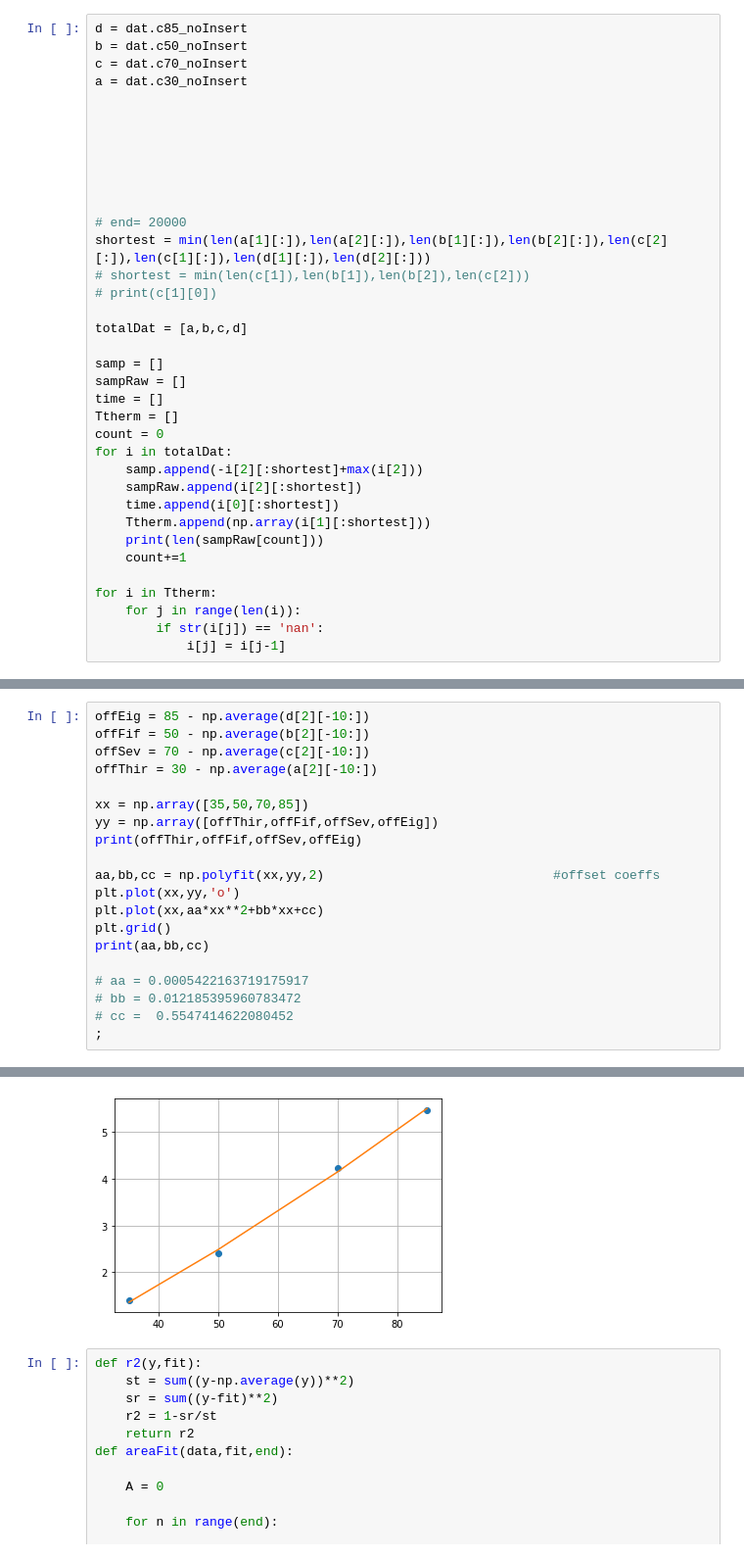
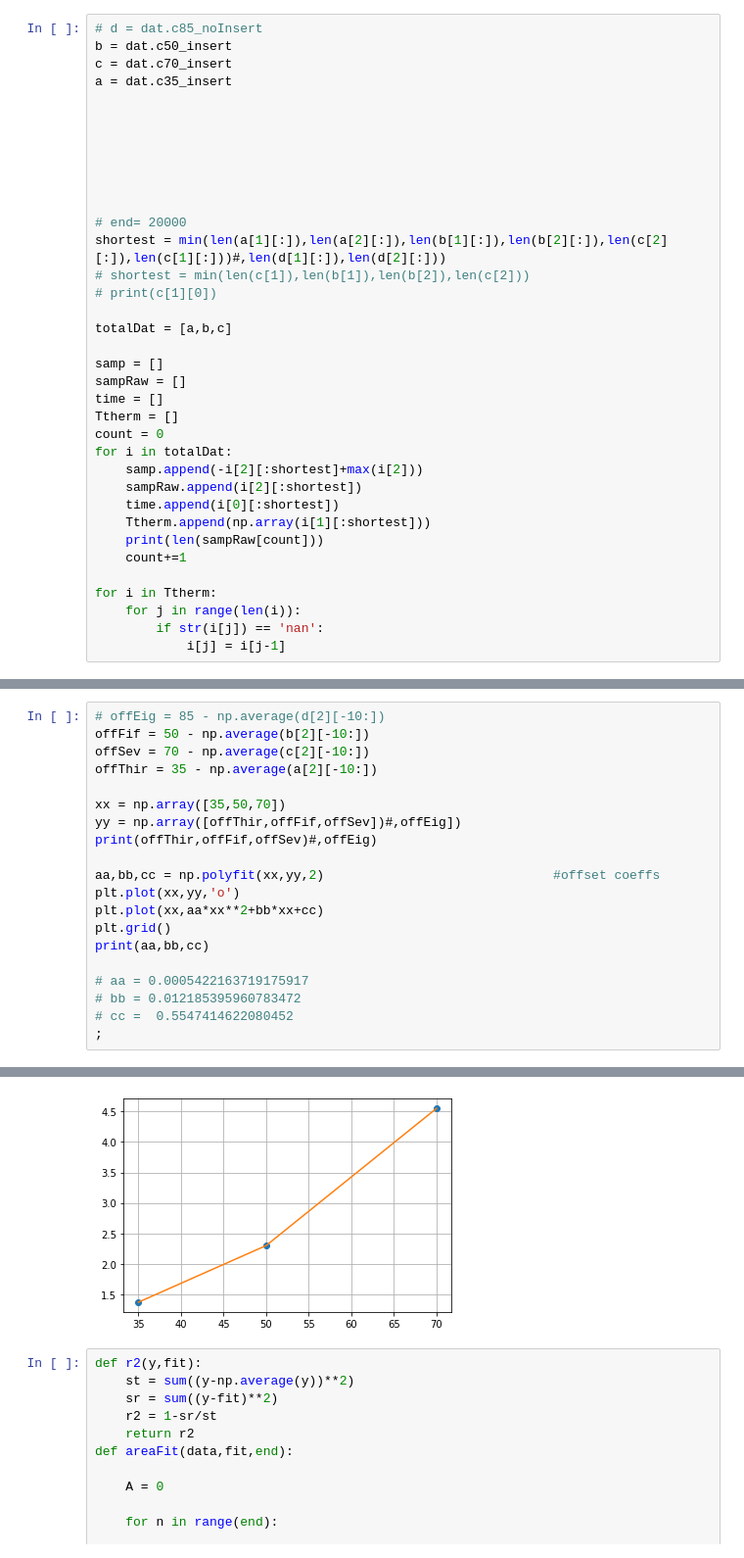
Before and after one commit to joshlwhitehead/work, a Jupyter notebook: analysis/heat/dataqstuff/modelV3/activityTempModCool.ipynb, the cells around one changed output, grey strips where cells are left out. Shown at 98% size. Saved outputs shown, nothing was run; the diff lists cells and outputs as text.

```diff
--- a/analysis/heat/dataqstuff/modelV3/activityTempModCool.ipynb
+++ b/analysis/heat/dataqstuff/modelV3/activityTempModCool.ipynb
@@ -6,8 +6,8 @@ import dataCollect.dataToVar as dat
 # %%
-d = dat.c85_noInsert
-b = dat.c50_noInsert
-c = dat.c70_noInsert
-a = dat.c30_noInsert
+# d = dat.c85_noInsert
+b = dat.c50_insert
+c = dat.c70_insert
+a = dat.c35_insert
 
 
 
@@ -16,11 +16,11 @@ a = dat.c30_noInsert
 
 
 # end= 20000
-shortest = min(len(a[1][:]),len(a[2][:]),len(b[1][:]),len(b[2][:]),len(c[2][:]),len(c[1][:]),len(d[1][:]),len(d[2][:]))
+shortest = min(len(a[1][:]),len(a[2][:]),len(b[1][:]),len(b[2][:]),len(c[2][:]),len(c[1][:]))#,len(d[1][:]),len(d[2][:]))
 # shortest = min(len(c[1]),len(b[1]),len(b[2]),len(c[2]))
 # print(c[1][0])
 
-totalDat = [a,b,c,d]
+totalDat = [a,b,c]
 
 samp = []
 sampRaw = []
@@ -47,12 +46,12 @@ for i in Ttherm:
 # %%
-offEig = 85 - np.average(d[2][-10:])
+# offEig = 85 - np.average(d[2][-10:])
 offFif = 50 - np.average(b[2][-10:])
 offSev = 70 - np.average(c[2][-10:])
-offThir = 30 - np.average(a[2][-10:])
+offThir = 35 - np.average(a[2][-10:])
 
-xx = np.array([35,50,70,85])
-yy = np.array([offThir,offFif,offSev,offEig])
-print(offThir,offFif,offSev,offEig)
+xx = np.array([35,50,70])
+yy = np.array([offThir,offFif,offSev])#,offEig])
+print(offThir,offFif,offSev)#,offEig)
 
 aa,bb,cc = np.polyfit(xx,yy,2)                              #offset coeffs
 plt.plot(xx,yy,'o')
@@ -70,5 +69,5 @@ print(aa,bb,cc)
 ''
-[figure, old version]
+[figure, new version]
 # %%
 def r2(y,fit):
     st = sum((y-np.average(y))**2)
```
Also changed, not shown: parts of 4 cells of this notebook, 15 other files.
